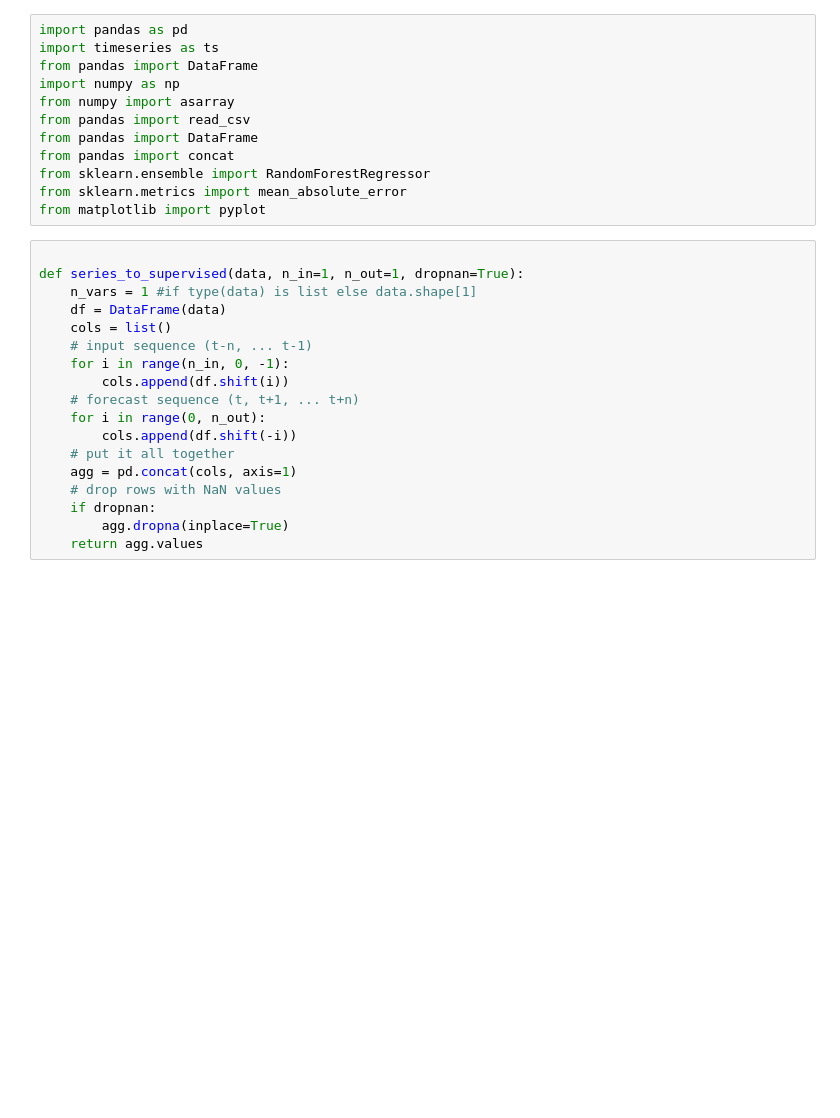
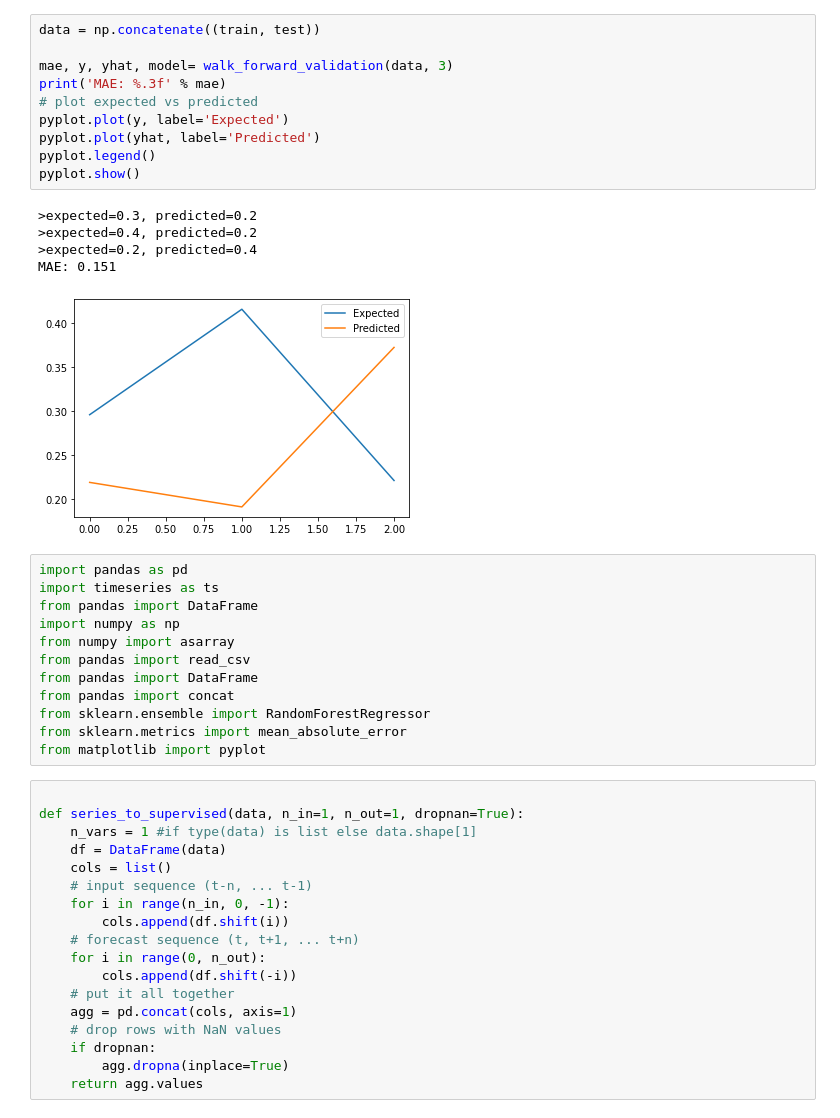
Before and after one commit to unjuken/Time-Series-SVR, a Jupyter notebook: TS-RF.ipynb, the cells around one changed output. Cells and saved outputs as stored; diff of their text form; blank space fills up the shorter version.

Commit message:
Added test validation

```diff
--- a/TS-RF.ipynb
+++ b/TS-RF.ipynb
@@ -1,3 +1,19 @@
+# %%
+data = np.concatenate((train, test))
+
+mae, y, yhat, model= walk_forward_validation(data, 3)
+print('MAE: %.3f' % mae)
+# plot expected vs predicted
+pyplot.plot(y, label='Expected')
+pyplot.plot(yhat, label='Predicted')
+pyplot.legend()
+pyplot.show()
+# %% [output]
+>expected=0.3, predicted=0.2
+>expected=0.4, predicted=0.2
+>expected=0.2, predicted=0.4
+MAE: 0.151
+[figure, added]
 # %%
 import pandas as pd
 import timeseries as ts
```
Also changed, not shown: parts of 8 cells of this notebook.
